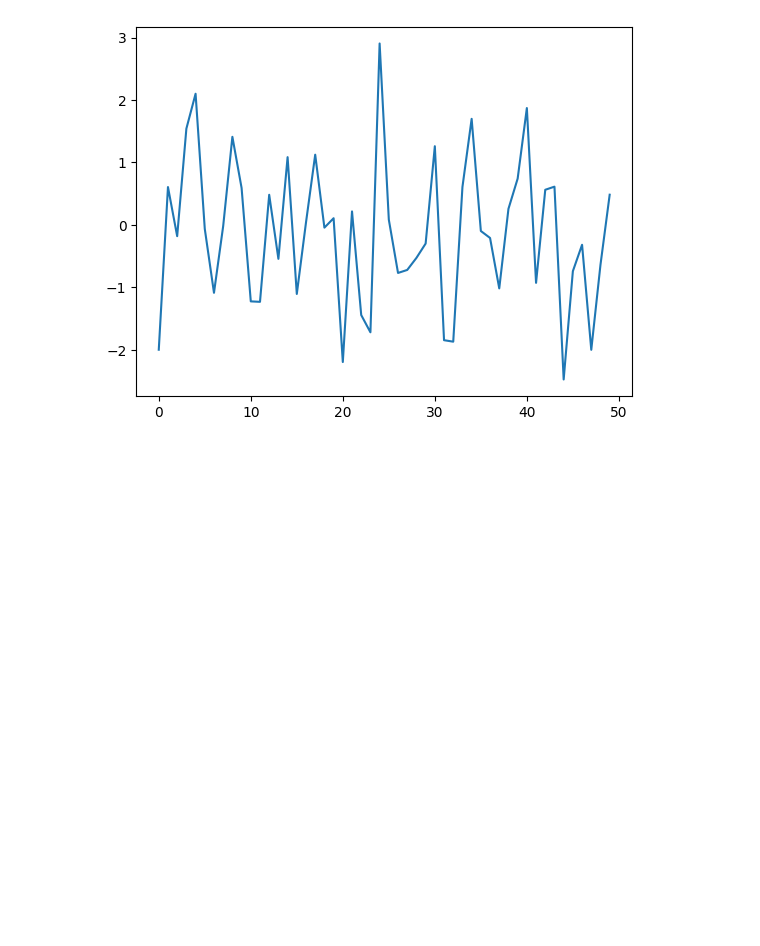
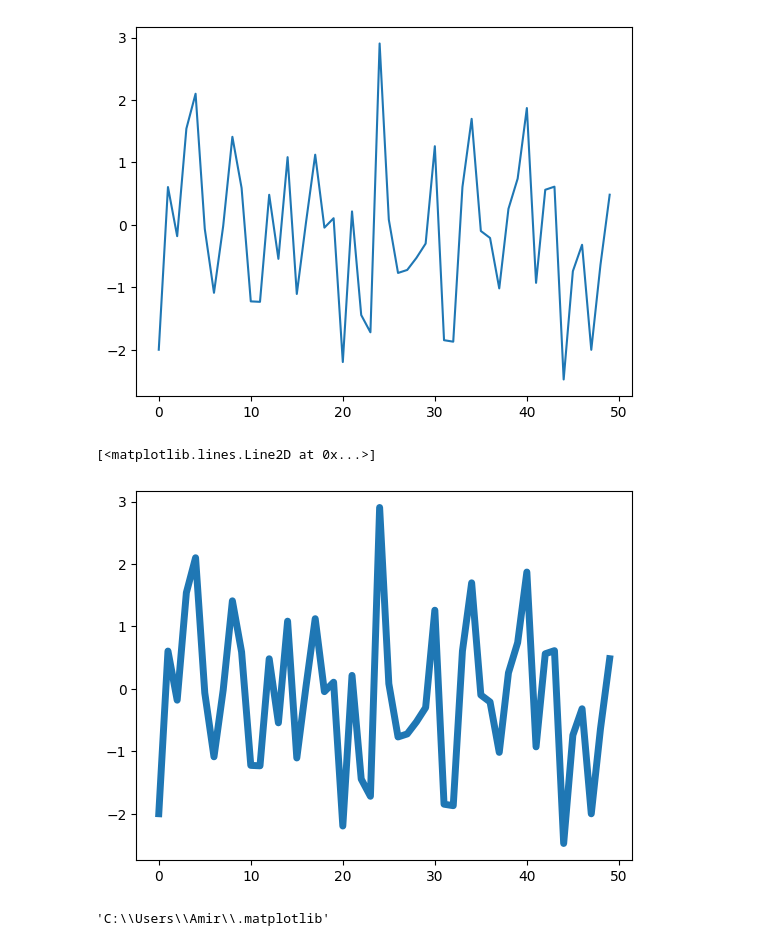
Before and after one commit to amir4v/Pytopia-ML-2022, a Jupyter notebook: 7-Data Visualization/4-(Customizing matplotlib with Stylesheets and rcParams).ipynb, the cells around one changed output. Cells and saved outputs as stored; diff of their text form; code cells hidden in the pictures; blank space fills up the shorter version.

```diff
--- a/7-Data Visualization/4-(Customizing matplotlib with Stylesheets and rcParams).ipynb
+++ b/7-Data Visualization/4-(Customizing matplotlib with Stylesheets and rcParams).ipynb
@@ -192,3 +192,14 @@ plt.plot(data)
 # %% [output]
 [<matplotlib.lines.Line2D at 0x...>]
 [figure]
+# %%
+import matplotlib.pyplot as plt
+plt.style.use('./presentation.mplstyle')
+plt.plot(data)
+# %% [output]
+[<matplotlib.lines.Line2D at 0x...>]
+[figure, added]
+# %%
+mpl.get_configdir()
+# %% [output]
+'C:\\Users\\Amir\\.matplotlib'
```
Also changed, not shown: parts of 10 cells of this notebook, 8 other files.
